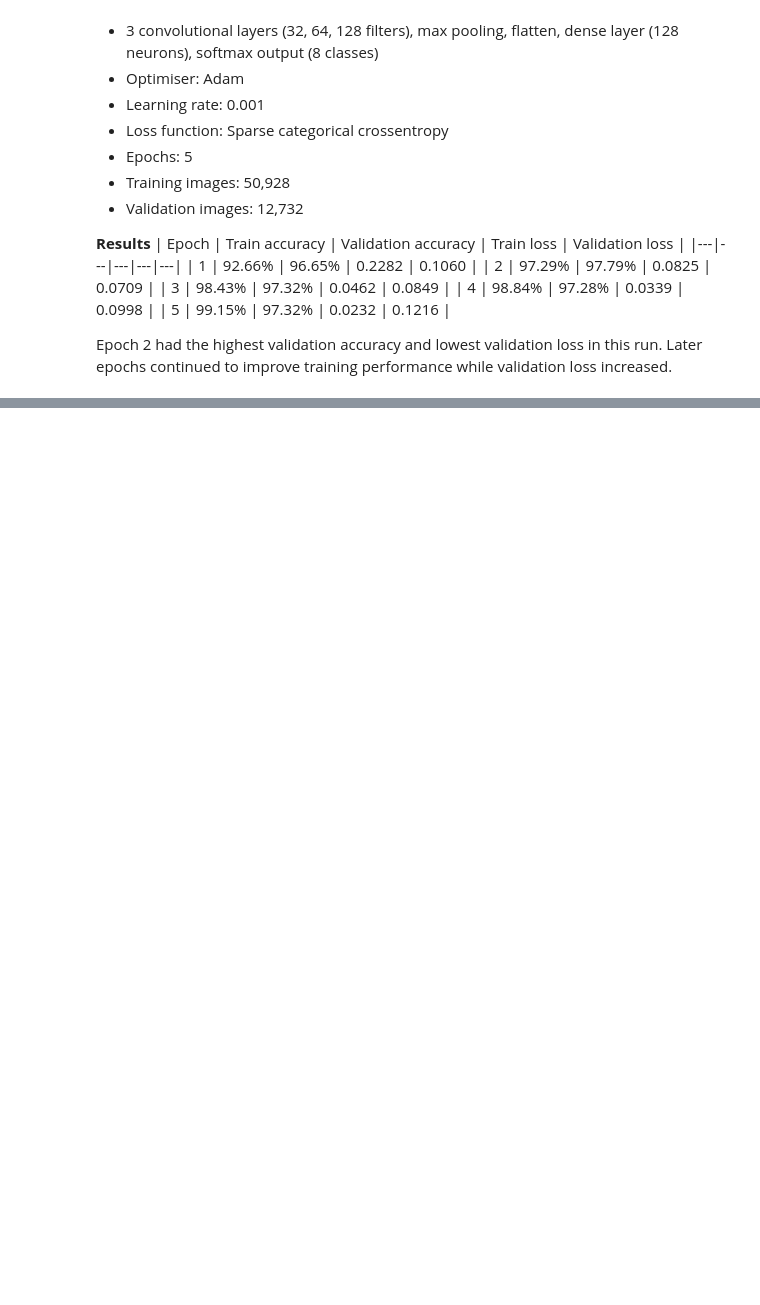
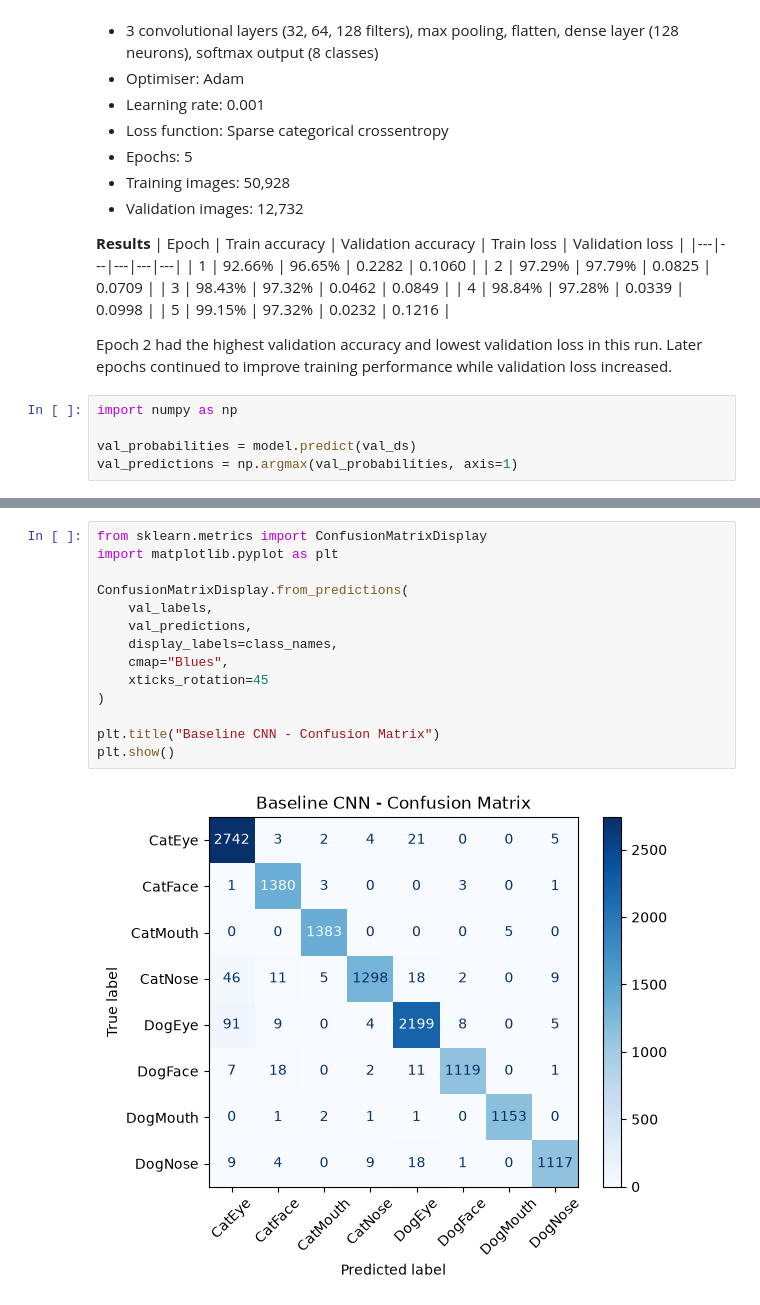
Before and after one commit to chaima-oueslati/facial_feature_classifier, a Jupyter notebook: notebooks/facial_feature_classifier.ipynb, the cells around one changed output, grey strips where cells are left out. Saved outputs shown, nothing was run; the diff lists cells and outputs as text; blank space fills up the shorter version.

```diff
--- a/notebooks/facial_feature_classifier.ipynb
+++ b/notebooks/facial_feature_classifier.ipynb
@@ -263,3 +263,8 @@ Epoch 5/5
 | 5 | 99.15% | 97.32% | 0.0232 | 0.1216 |
 
 Epoch 2 had the highest validation accuracy and lowest validation loss in this run. Later epochs continued to improve training performance while validation loss increased.
+# %%
+import numpy as np
+
+val_probabilities = model.predict(val_ds)
+val_predictions = np.argmax(val_probabilities, axis=1)
@@ -265,0 +296,16 @@ Epoch 2 had the highest validation accuracy and lowest validation loss in this r
+# %%
+from sklearn.metrics import ConfusionMatrixDisplay
+import matplotlib.pyplot as plt
+
+ConfusionMatrixDisplay.from_predictions(
+    val_labels,
+    val_predictions,
+    display_labels=class_names,
+    cmap="Blues",
+    xticks_rotation=45
+)
+
+plt.title("Baseline CNN - Confusion Matrix")
+plt.show()
+# %% [output]
+[figure, added]
```
Also changed, not shown: parts of 18 cells of this notebook.
